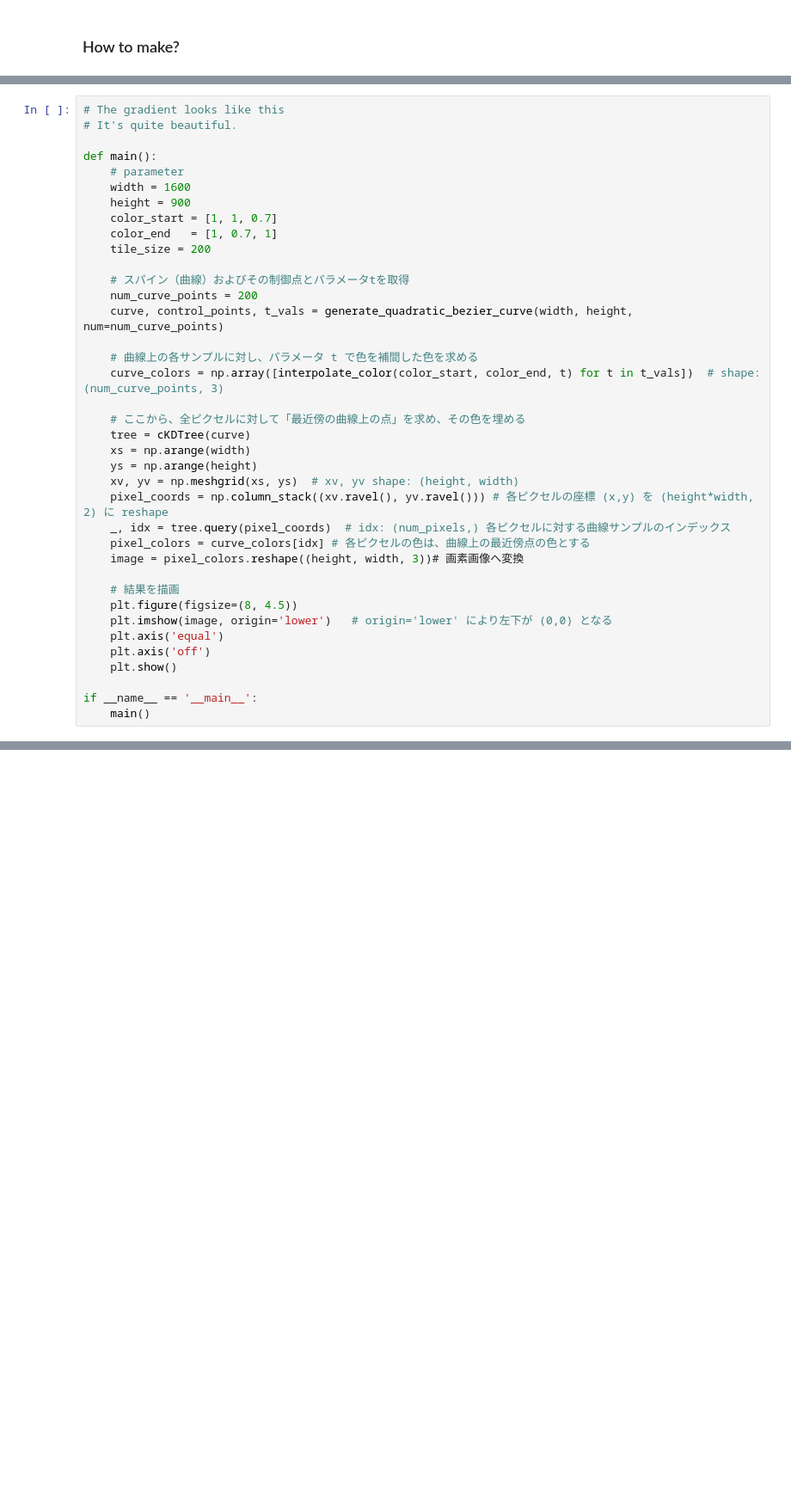
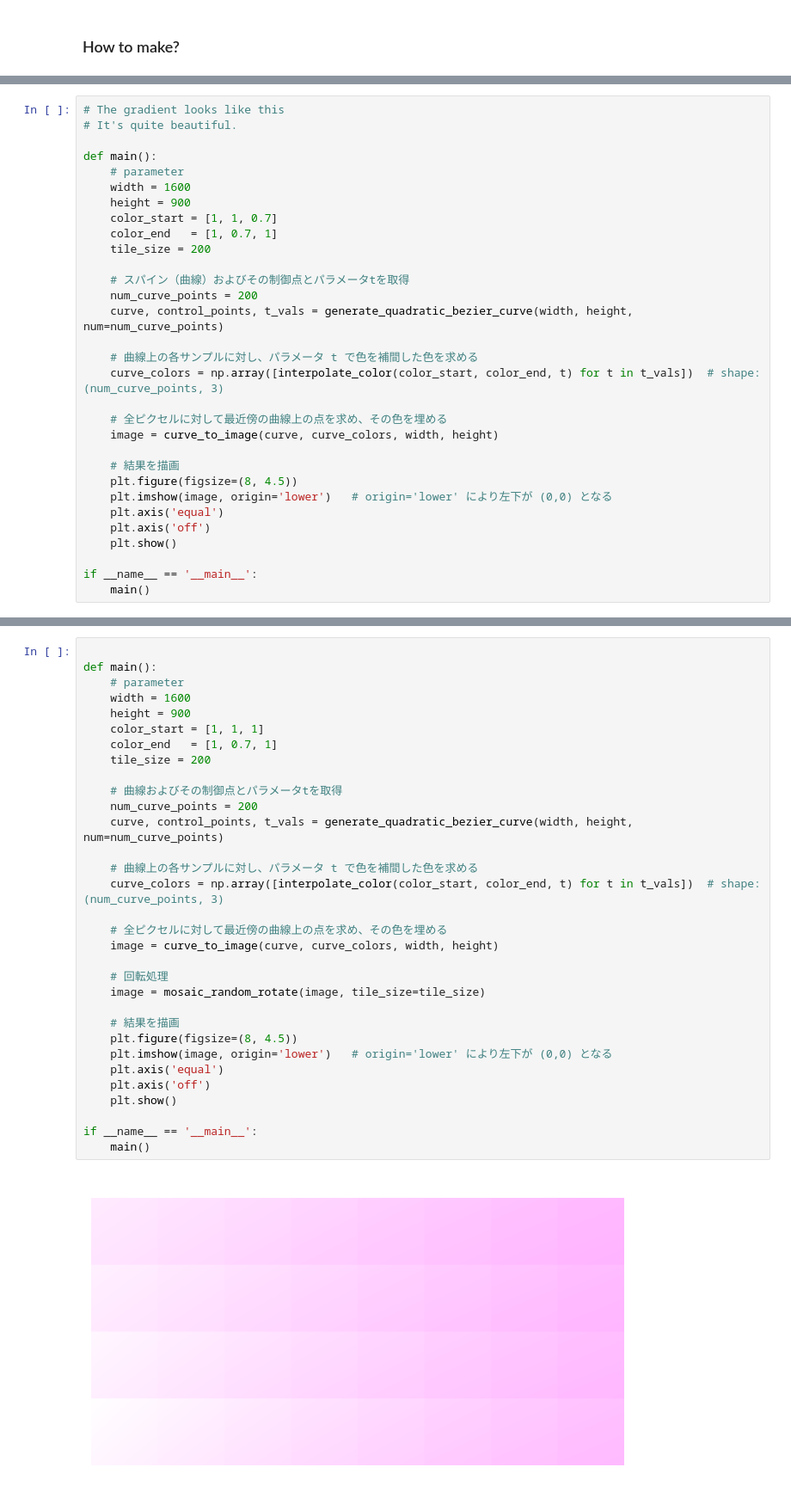
Before and after one commit to ma-hirose/drawing-gradation-mosaic-rotation, a Jupyter notebook: Untitled.ipynb, the cells around one changed output, grey strips where cells are left out. Shown at 86% size. Drawn from its saved outputs; the diff is of its cells as text; blank space fills up the shorter version.

```diff
--- a/Untitled.ipynb
+++ b/Untitled.ipynb
@@ -371,15 +350,8 @@ def main():
     # 曲線上の各サンプルに対し、パラメータ t で色を補間した色を求める
     curve_colors = np.array([interpolate_color(color_start, color_end, t) for t in t_vals])  # shape: (num_curve_points, 3)
 
-    # ここから、全ピクセルに対して「最近傍の曲線上の点」を求め、その色を埋める
-    tree = cKDTree(curve)
-    xs = np.arange(width)
-    ys = np.arange(height)
-    xv, yv = np.meshgrid(xs, ys)  # xv, yv shape: (height, width)
-    pixel_coords = np.column_stack((xv.ravel(), yv.ravel())) # 各ピクセルの座標 (x,y) を (height*width, 2) に reshape
-    _, idx = tree.query(pixel_coords)  # idx: (num_pixels,) 各ピクセルに対する曲線サンプルのインデックス
-    pixel_colors = curve_colors[idx] # 各ピクセルの色は、曲線上の最近傍点の色とする
-    image = pixel_colors.reshape((height, width, 3))# 画素画像へ変換
+    # 全ピクセルに対して最近傍の曲線上の点を求め、その色を埋める
+    image = curve_to_image(curve, curve_colors, width, height)
 
     # 結果を描画
     plt.figure(figsize=(8, 4.5))
@@ -392,3 +364,37 @@ if __name__ == '__main__':
     main()
 # %% [output]
 [figure]
+# %%
+
+def main():
+    # parameter
+    width = 1600
+    height = 900
+    color_start = [1, 1, 1]
+    color_end   = [1, 0.7, 1]
+    tile_size = 200
+
+    # 曲線およびその制御点とパラメータtを取得
+    num_curve_points = 200
+    curve, control_points, t_vals = generate_quadratic_bezier_curve(width, height, num=num_curve_points)
+
+    # 曲線上の各サンプルに対し、パラメータ t で色を補間した色を求める
+    curve_colors = np.array([interpolate_color(color_start, color_end, t) for t in t_vals])  # shape: (num_curve_points, 3)
+
+    # 全ピクセルに対して最近傍の曲線上の点を求め、その色を埋める
+    image = curve_to_image(curve, curve_colors, width, height)
+
+    # 回転処理
+    image = mosaic_random_rotate(image, tile_size=tile_size)
+
+    # 結果を描画
+    plt.figure(figsize=(8, 4.5))
+    plt.imshow(image, origin='lower')   # origin='lower' により左下が (0,0) となる
+    plt.axis('equal')
+    plt.axis('off')
+    plt.show()
+
+if __name__ == '__main__':
+    main()
+# %% [output]
+[figure, added]
```
Also changed, not shown: parts of 5 cells of this notebook, 12 other files.
